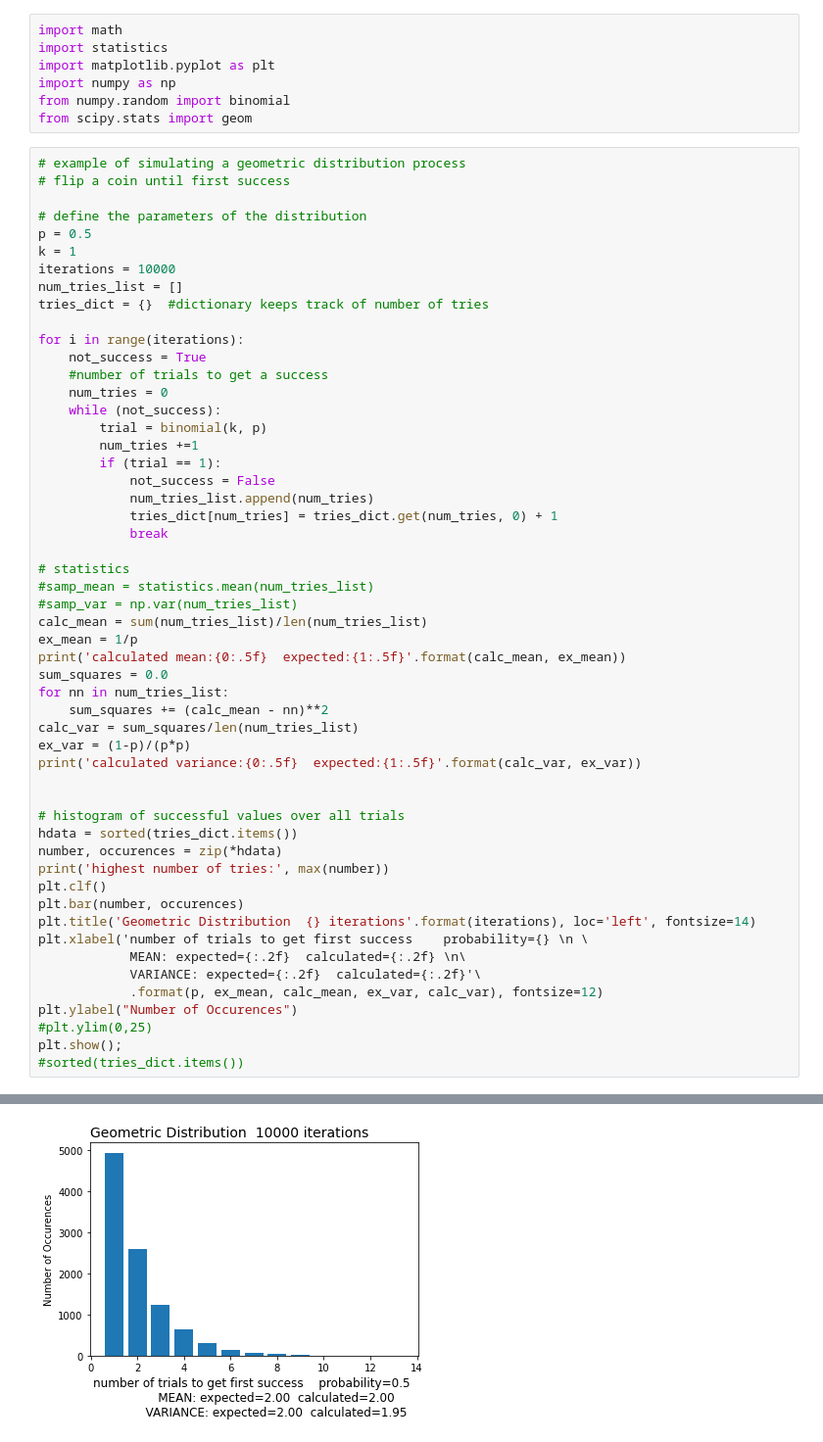
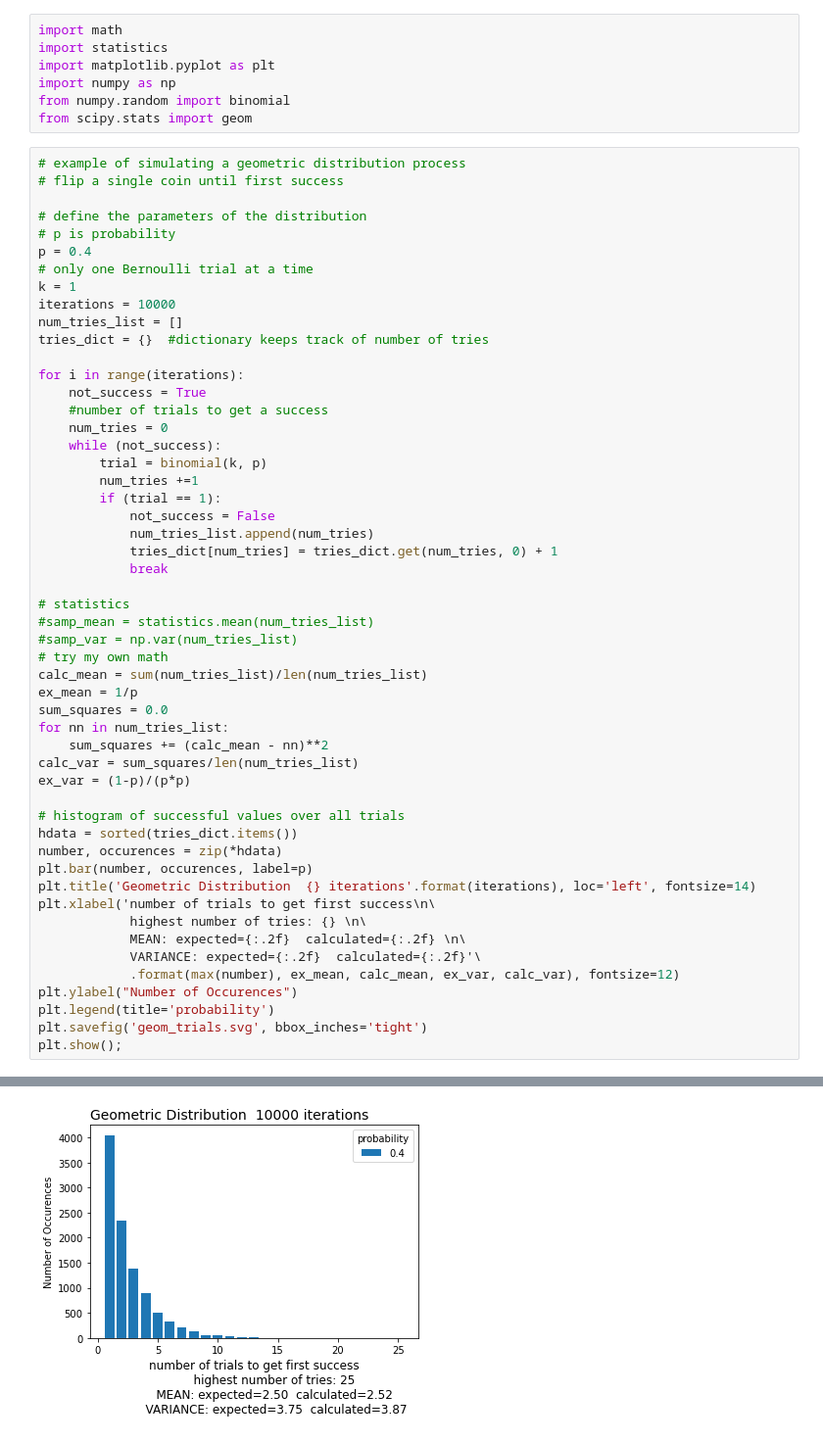
Before and after one commit to deddiebo/distributions, a Jupyter notebook: geometric/geometric.ipynb, the cells around one changed output, grey strips where cells are left out. Shown at 98% size. Cells and saved outputs as stored; diff of their text form.

```diff
--- a/geometric/geometric.ipynb
+++ b/geometric/geometric.ipynb
@@ -7,10 +7,12 @@ from numpy.random import binomial
 from scipy.stats import geom
 # %%
 # example of simulating a geometric distribution process
-# flip a coin until first success
+# flip a single coin until first success
 
 # define the parameters of the distribution
-p = 0.5
+# p is probability
+p = 0.4
+# only one Bernoulli trial at a time
 k = 1
 iterations = 10000
 num_tries_list = []
@@ -32,30 +34,27 @@ for i in range(iterations):
 # statistics
 #samp_mean = statistics.mean(num_tries_list)
 #samp_var = np.var(num_tries_list)
+# try my own math
 calc_mean = sum(num_tries_list)/len(num_tries_list)
 ex_mean = 1/p
-print('calculated mean:{0:.5f}  expected:{1:.5f}'.format(calc_mean, ex_mean))
 sum_squares = 0.0
 for nn in num_tries_list:
     sum_squares += (calc_mean - nn)**2
 calc_var = sum_squares/len(num_tries_list)
 ex_var = (1-p)/(p*p)
-print('calculated variance:{0:.5f}  expected:{1:.5f}'.format(calc_var, ex_var))
-
 
 # histogram of successful values over all trials
 hdata = sorted(tries_dict.items())
 number, occurences = zip(*hdata)
-print('highest number of tries:', max(number))
-plt.clf()
-plt.bar(number, occurences)
+plt.bar(number, occurences, label=p)
 plt.title('Geometric Distribution  {} iterations'.format(iterations), loc='left', fontsize=14)
-plt.xlabel('number of trials to get first success    probability={} \n \
+plt.xlabel('number of trials to get first success\n\
+            highest number of tries: {} \n\
             MEAN: expected={:.2f}  calculated={:.2f} \n\
             VARIANCE: expected={:.2f}  calculated={:.2f}'\
-            .format(p, ex_mean, calc_mean, ex_var, calc_var), fontsize=12)
+            .format(max(number), ex_mean, calc_mean, ex_var, calc_var), fontsize=12)
 plt.ylabel("Number of Occurences")
-#plt.ylim(0,25)
+plt.legend(title='probability')
+plt.savefig('geom_trials.svg', bbox_inches='tight')
 plt.show();
-#sorted(tries_dict.items())
 # %% [output]
@@ -65,4 +61,4 @@ highest number of tries: 13
-[figure, old version]
+[figure, new version]
 # %%
 # CDF of geometric distribution
 # parameters from above
```
Also changed, not shown: parts of 3 cells of this notebook, 5 other files.
